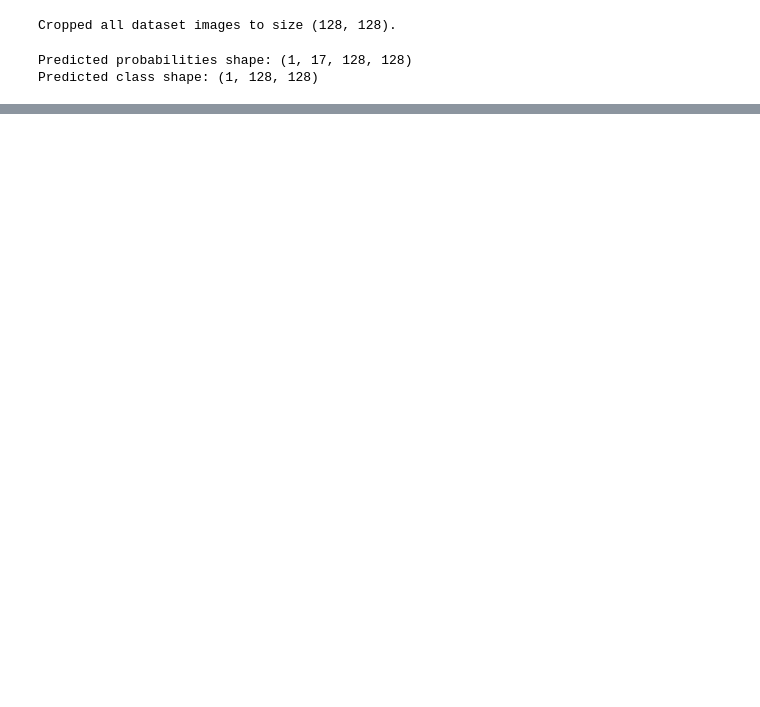
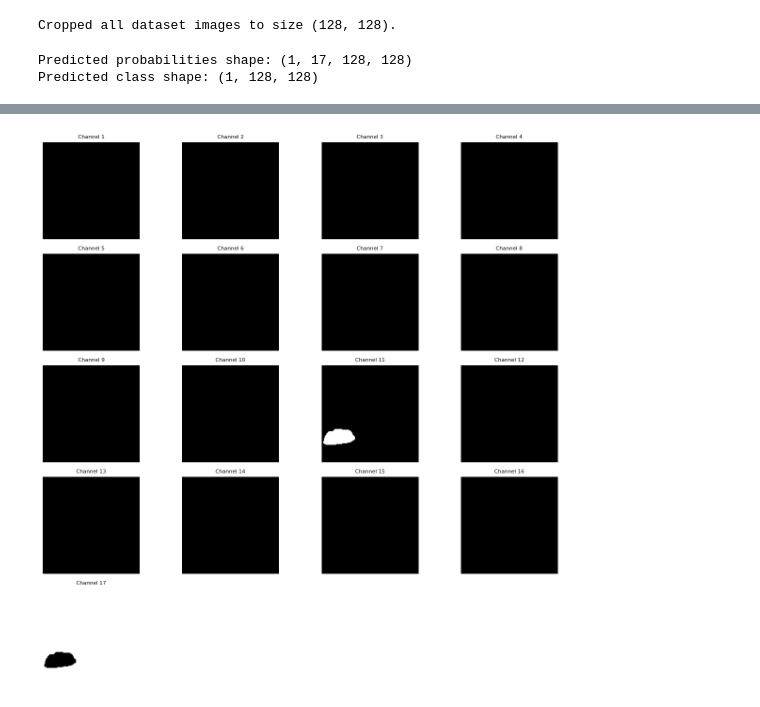
Before and after one commit to Micz26/Trash-Can-Segmentation, a Jupyter notebook: notebooks/tune_resnet.ipynb, the cells around one changed output, grey strips where cells are left out. Saved outputs shown, nothing was run; the diff lists cells and outputs as text; code cells hidden in the pictures; blank space fills up the shorter version.

```diff
--- a/notebooks/tune_resnet.ipynb
+++ b/notebooks/tune_resnet.ipynb
@@ -175,0 +212,32 @@ plt.show()
+# %%
+import matplotlib.pyplot as plt
+import math
+
+# Number of channels
+num_channels = 17
+
+# Number of rows and columns for the grid
+ncols = 4  # Number of columns (adjust as needed for layout)
+nrows = math.ceil(num_channels / ncols)  # Compute the number of rows
+
+# Create subplots
+fig, axes = plt.subplots(nrows=nrows, ncols=ncols, figsize=(12, 12))
+
+# Flatten axes for easy iteration
+axes = axes.flatten()
+
+for i in range(num_channels):
+    # Get the mask for the i-th channel
+    mask = data_loader.y_train[19][8][i].cpu().numpy()
+
+    axes[i].imshow(mask, cmap='gray')
+    axes[i].set_title(f'Channel {i+1}', fontsize=8)
+    axes[i].axis('off')
+
+for j in range(num_channels, len(axes)):
+    axes[j].axis('off')
+
+plt.tight_layout()
+plt.show()
+# %% [output]
+[figure, added]
```
Also changed, not shown: parts of 4 cells of this notebook, 1 other file.
